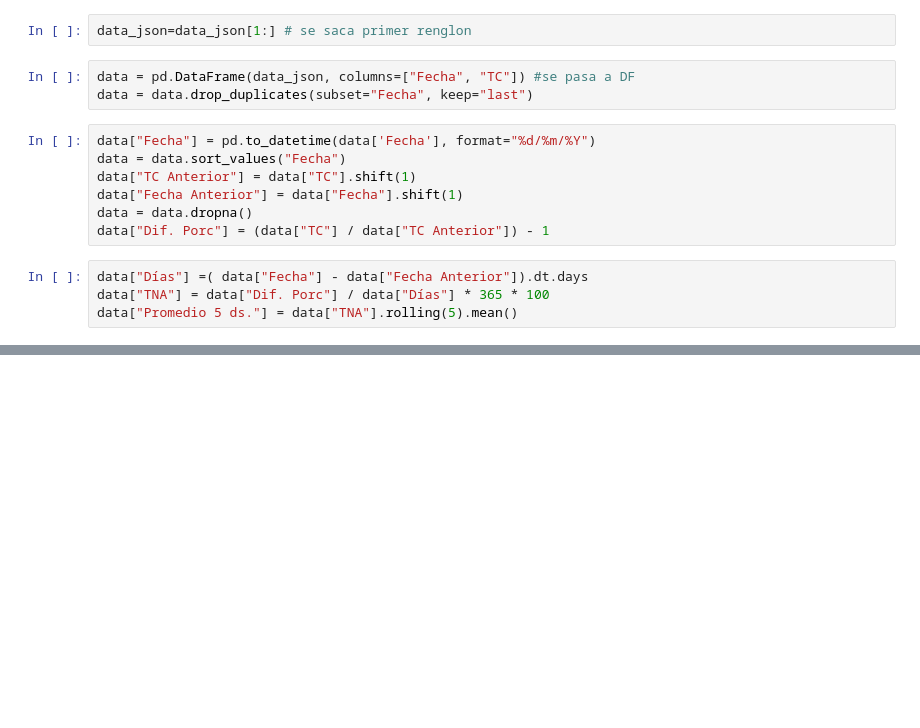
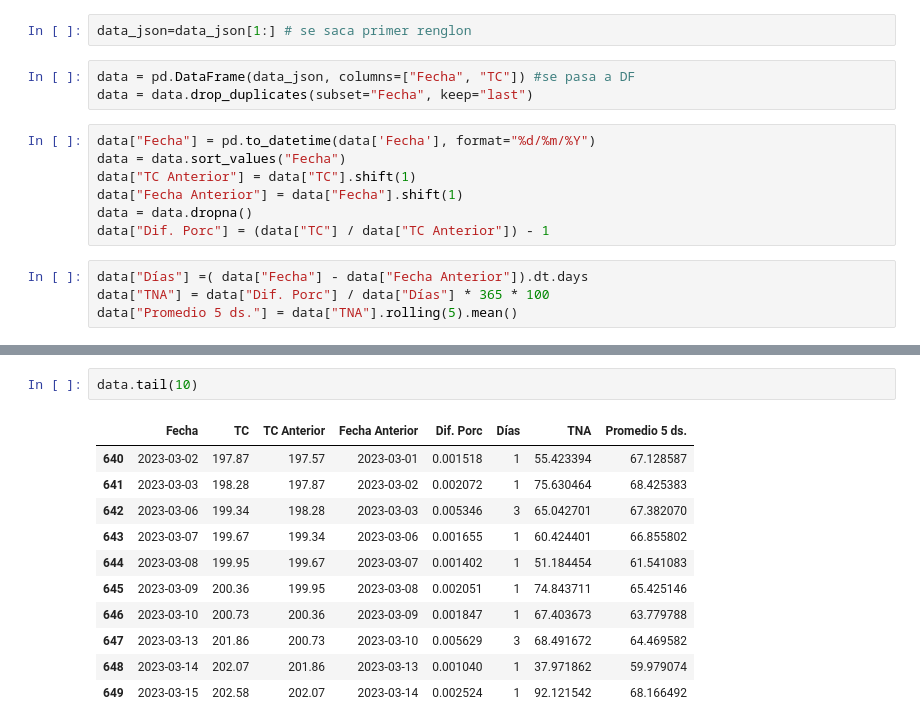
Before and after one commit to rodrialbanese/finanzas_graf, a Jupyter notebook: devaluacion_diaria_ambito.ipynb, the cells around one changed output, grey strips where cells are left out. Drawn from its saved outputs; the diff is of its cells as text; blank space fills up the shorter version.

Commit message:
se agrego calculo fecha actual

```diff
--- a/devaluacion_diaria_ambito.ipynb
+++ b/devaluacion_diaria_ambito.ipynb
@@ -30,0 +37,14 @@ Timestamp('2023-03-14 00:00:00')
+# %%
+data.tail(10)
+# %% [output]
+|  | Fecha | TC | TC Anterior | Fecha Anterior | Dif. Porc | Días | TNA | Promedio 5 ds. |
+| 640 | 2023-03-02 | 197.87 | 197.57 | 2023-03-01 | 0.001518 | 1 | 55.423394 | 67.128587 |
+| 641 | 2023-03-03 | 198.28 | 197.87 | 2023-03-02 | 0.002072 | 1 | 75.630464 | 68.425383 |
+| 642 | 2023-03-06 | 199.34 | 198.28 | 2023-03-03 | 0.005346 | 3 | 65.042701 | 67.382070 |
+| 643 | 2023-03-07 | 199.67 | 199.34 | 2023-03-06 | 0.001655 | 1 | 60.424401 | 66.855802 |
+| 644 | 2023-03-08 | 199.95 | 199.67 | 2023-03-07 | 0.001402 | 1 | 51.184454 | 61.541083 |
+| 645 | 2023-03-09 | 200.36 | 199.95 | 2023-03-08 | 0.002051 | 1 | 74.843711 | 65.425146 |
+| 646 | 2023-03-10 | 200.73 | 200.36 | 2023-03-09 | 0.001847 | 1 | 67.403673 | 63.779788 |
+| 647 | 2023-03-13 | 201.86 | 200.73 | 2023-03-10 | 0.005629 | 3 | 68.491672 | 64.469582 |
+| 648 | 2023-03-14 | 202.07 | 201.86 | 2023-03-13 | 0.001040 | 1 | 37.971862 | 59.979074 |
+| 649 | 2023-03-15 | 202.58 | 202.07 | 2023-03-14 | 0.002524 | 1 | 92.121542 | 68.166492 |
```
Also changed, not shown: parts of 5 cells of this notebook.
